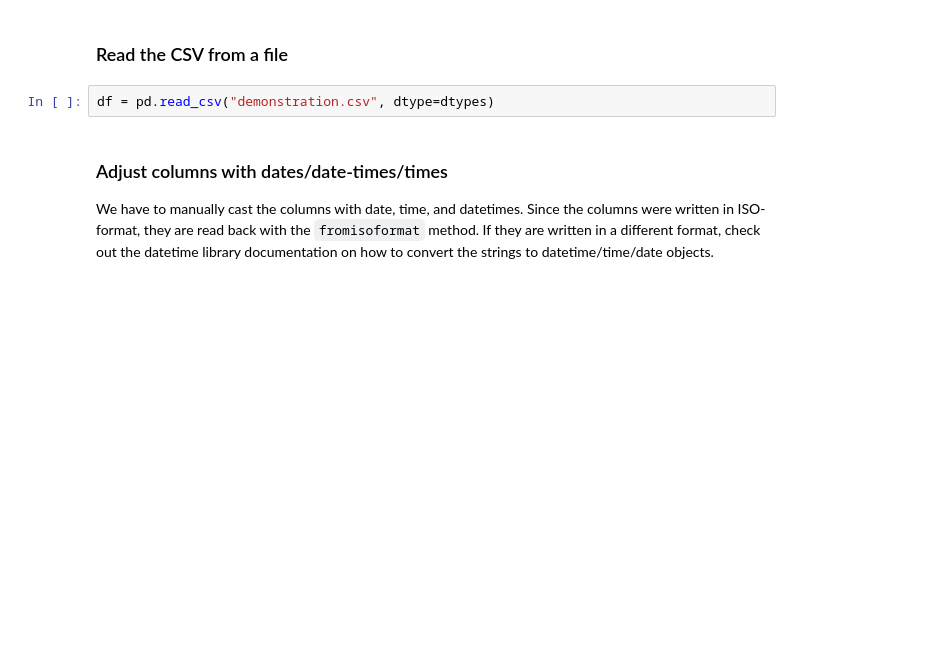
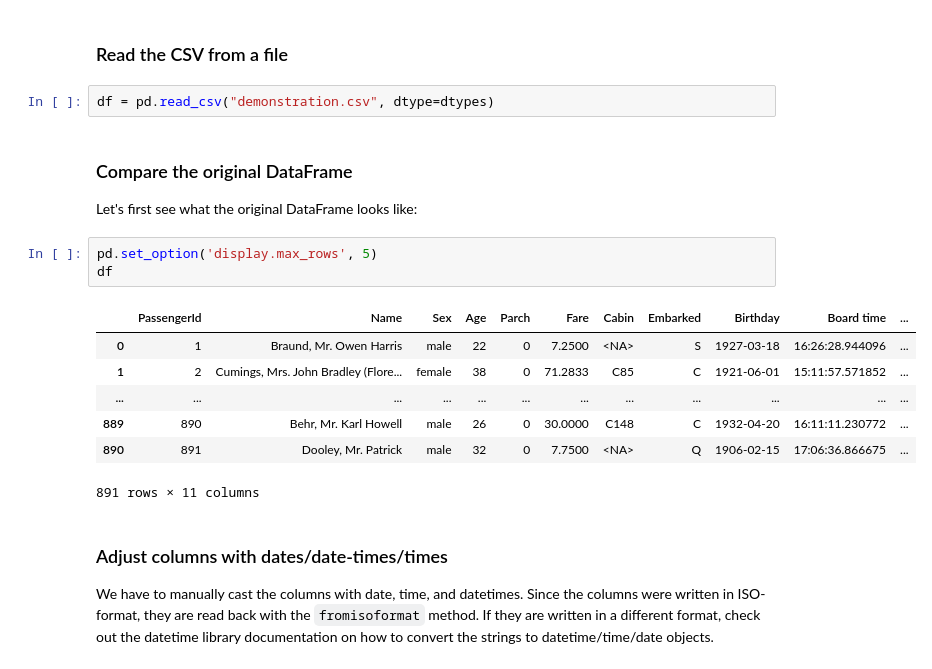
Before and after one commit to sodascience/metasyn, a Jupyter notebook: examples/advanced_tutorial.ipynb, the cells around one changed output. Cells and saved outputs as stored; diff of their text form; blank space fills up the shorter version.

```diff
--- a/examples/advanced_tutorial.ipynb
+++ b/examples/advanced_tutorial.ipynb
@@ -31,6 +31,21 @@ dtypes = {
 ### Read the CSV from a file
 # %%
 df = pd.read_csv("demonstration.csv", dtype=dtypes)
+# %% [markdown]
+### Compare the original DataFrame
+
+Let's first see what the original DataFrame looks like:
+# %%
+pd.set_option('display.max_rows', 5)
+df
+# %% [output]
+|  | PassengerId | Name | Sex | Age | Parch | Fare | Cabin | Embarked | Birthday | Board time | ... |
+| 0 | 1 | Braund, Mr. Owen Harris | male | 22 | 0 | 7.2500 | <NA> | S | 1927-03-18 | 16:26:28.944096 | ... |
+| 1 | 2 | Cumings, Mrs. John Bradley (Flore... | female | 38 | 0 | 71.2833 | C85 | C | 1921-06-01 | 15:11:57.571852 | ... |
+| ... | ... | ... | ... | ... | ... | ... | ... | ... | ... | ... | ... |
+| 889 | 890 | Behr, Mr. Karl Howell | male | 26 | 0 | 30.0000 | C148 | C | 1932-04-20 | 16:11:11.230772 | ... |
+| 890 | 891 | Dooley, Mr. Patrick | male | 32 | 0 | 7.7500 | <NA> | Q | 1906-02-15 | 17:06:36.866675 | ... |
+891 rows × 11 columns
 # %% [markdown]
 ### Adjust columns with dates/date-times/times
 
```
Also changed, not shown: parts of 18 cells of this notebook, 4 other files.
